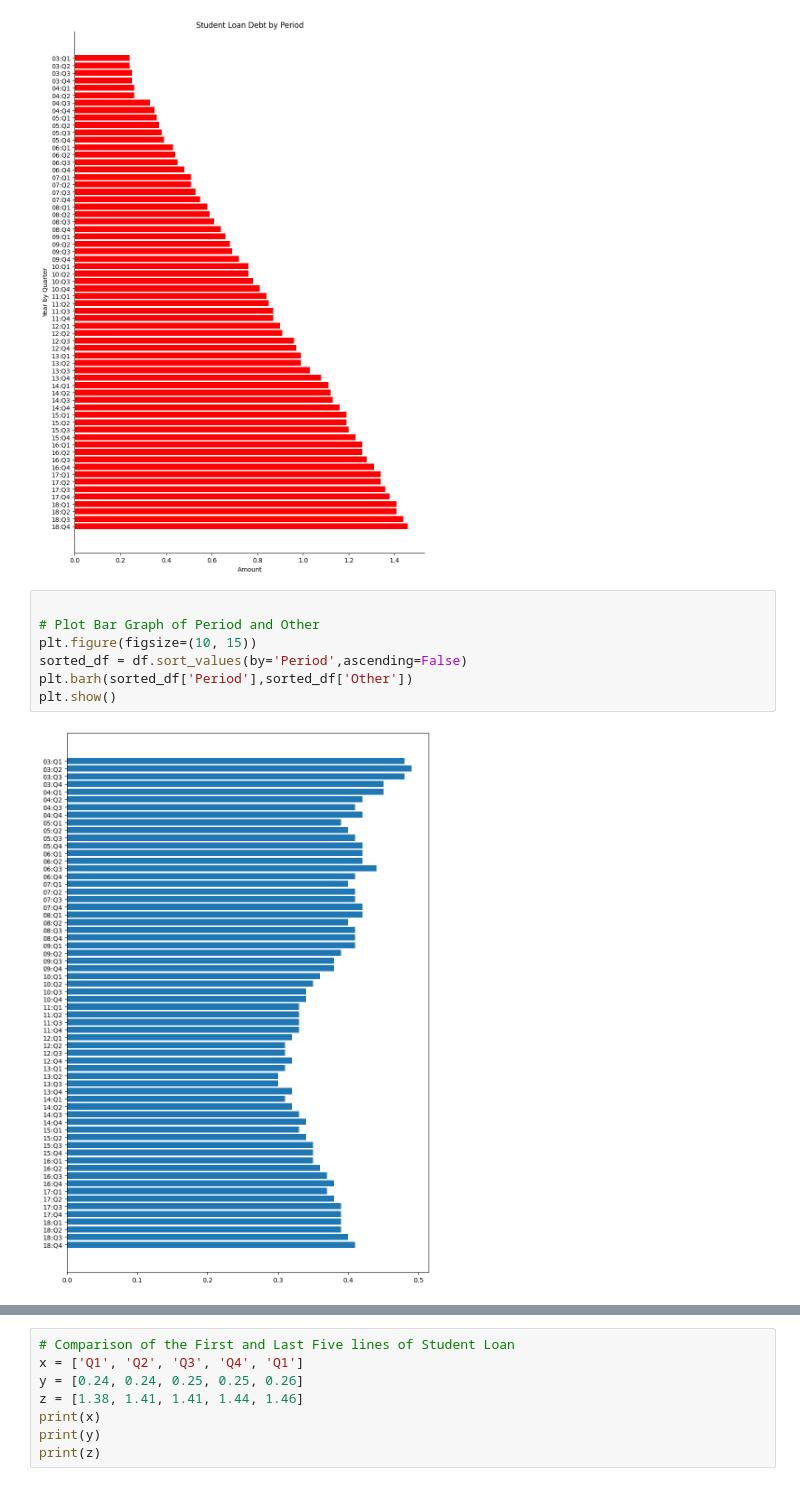
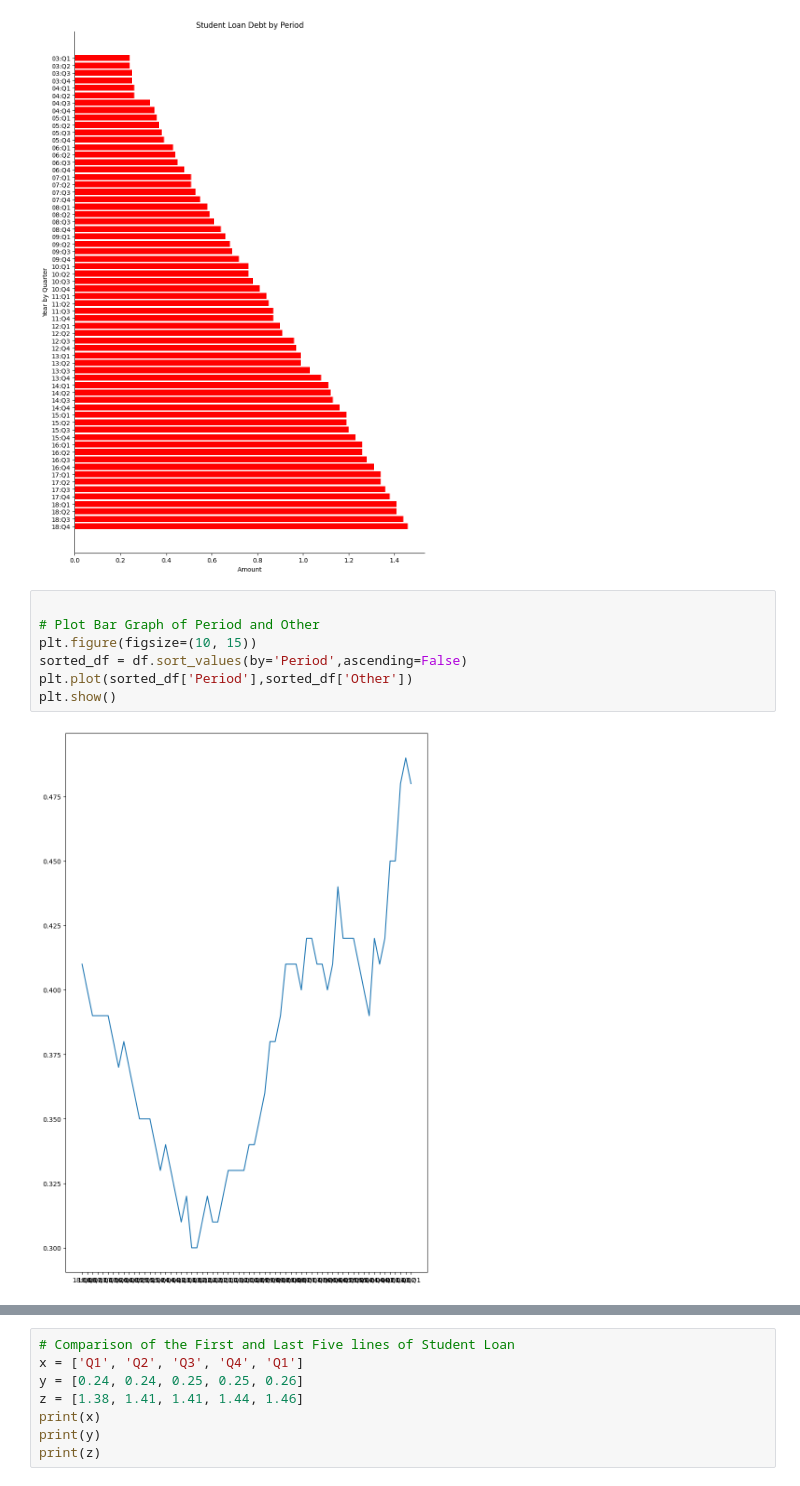
Before and after one commit to adinsa1/Data110, a Jupyter notebook: ProjectOne.ipynb, the cells around one changed output, grey strips where cells are left out. Drawn from its saved outputs; the diff is of its cells as text.

```diff
--- a/ProjectOne.ipynb
+++ b/ProjectOne.ipynb
@@ -138,12 +138,12 @@ plt.show()
 # %%
 
 # Plot Bar Graph of Period and Other
 plt.figure(figsize=(10, 15))
 sorted_df = df.sort_values(by='Period',ascending=False)
-plt.barh(sorted_df['Period'],sorted_df['Other'])
+plt.plot(sorted_df['Period'],sorted_df['Other'])
 plt.show()
 # %% [output]
-[figure, old version]
+[figure, new version]
 # %%
 
 
```
Also changed, not shown: parts of 1 cell of this notebook.
